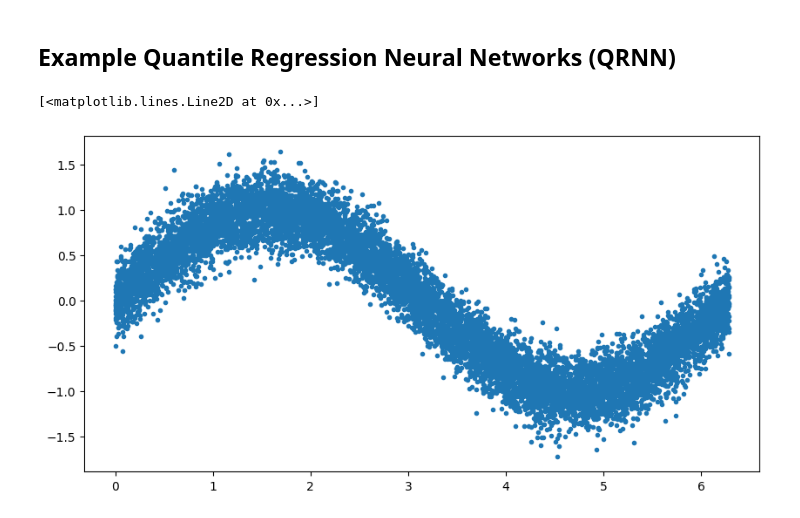
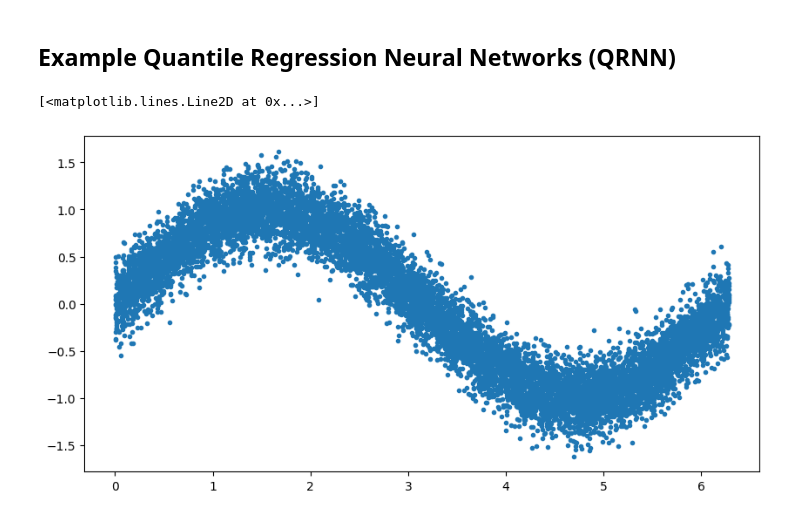
Before and after one commit to filipronn/SEEX30_Cloud_Fog, a Jupyter notebook: Cloud_rm/qrnn_example.ipynb, the cells around one changed output. Cells and saved outputs as stored; diff of their text form; code cells hidden in the pictures.

```diff
--- a/Cloud_rm/qrnn_example.ipynb
+++ b/Cloud_rm/qrnn_example.ipynb
@@ -153,8 +153,8 @@ def draw_sample_sin(n_samps, sigma):
     y=np.sin(x)+noise
     return x,y
 # %%
-x,y = draw_sample_sin(10000,0.2)
+x,y = draw_sample_sin(100000,0.2)
 plt.plot(x,y,'.')
 # %% [output]
 [<matplotlib.lines.Line2D at 0x...>]
-[figure, old version]
+[figure, new version]
```
Also changed, not shown: parts of 5 cells of this notebook, 2 other files.
